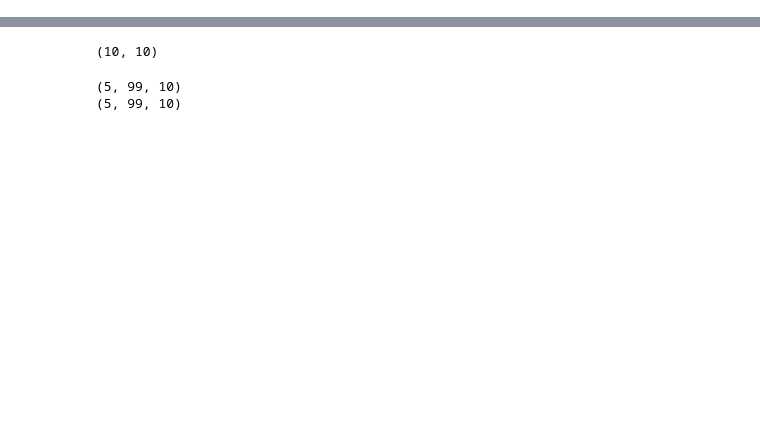
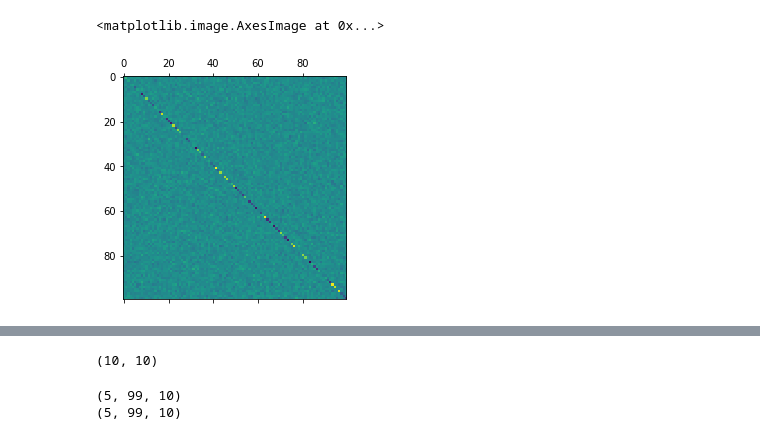
Before and after one commit to davidespalla/nimble, a Jupyter notebook: notebooks/devel.ipynb, the cells around one changed output, grey strips where cells are left out. Drawn from its saved outputs; the diff is of its cells as text; code cells hidden in the pictures; blank space fills up the shorter version.

```diff
--- a/notebooks/devel.ipynb
+++ b/notebooks/devel.ipynb
@@ -13,0 +88,6 @@ X = np.random.choice([1,-1],size=(n_reps,n_ts,n_neurons))
+# %%
+import matplotlib.pyplot as plt
+plt.matshow(J)
+# %% [output]
+<matplotlib.image.AxesImage at 0x...>
+[figure, added]
```
Also changed, not shown: parts of 14 cells of this notebook, 1 other file.
